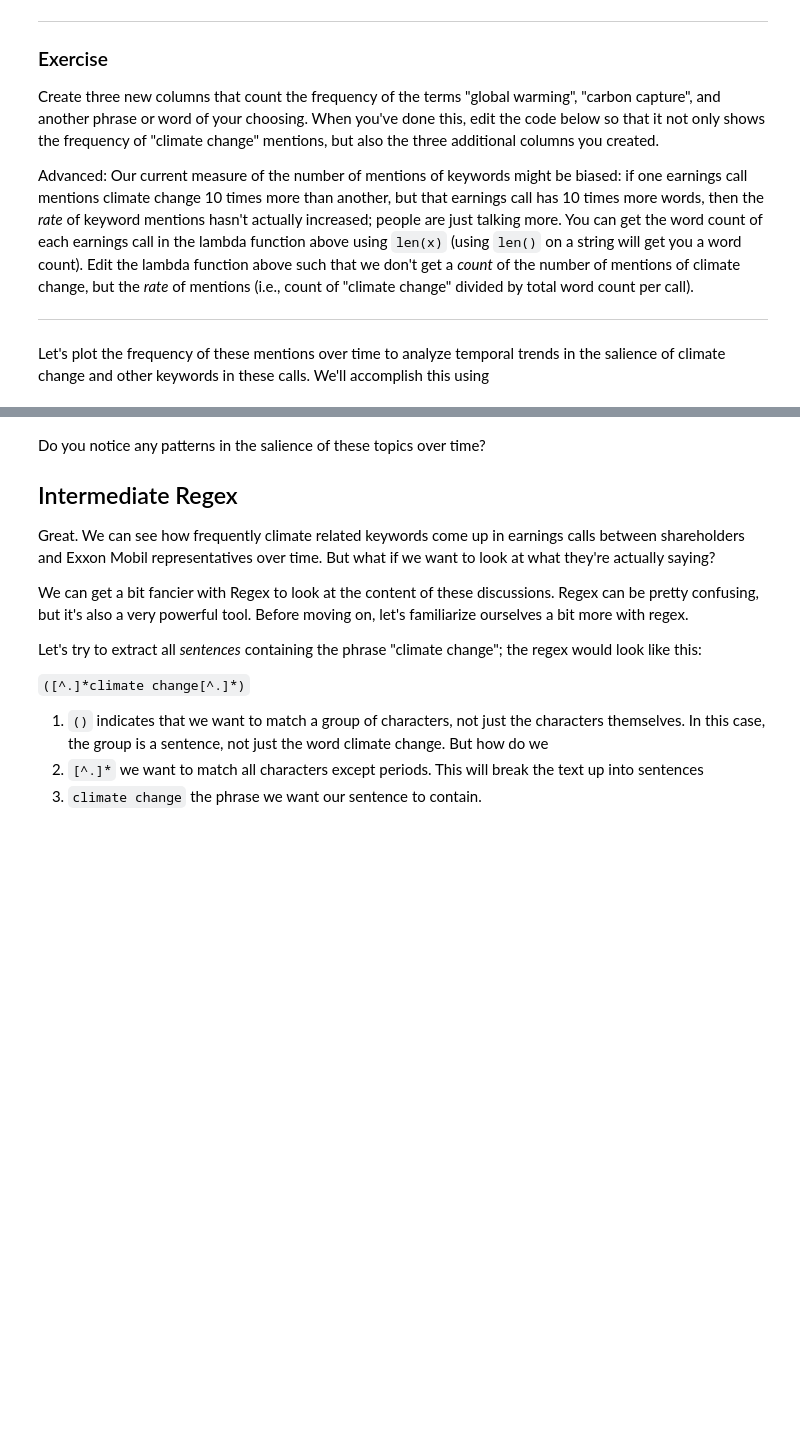
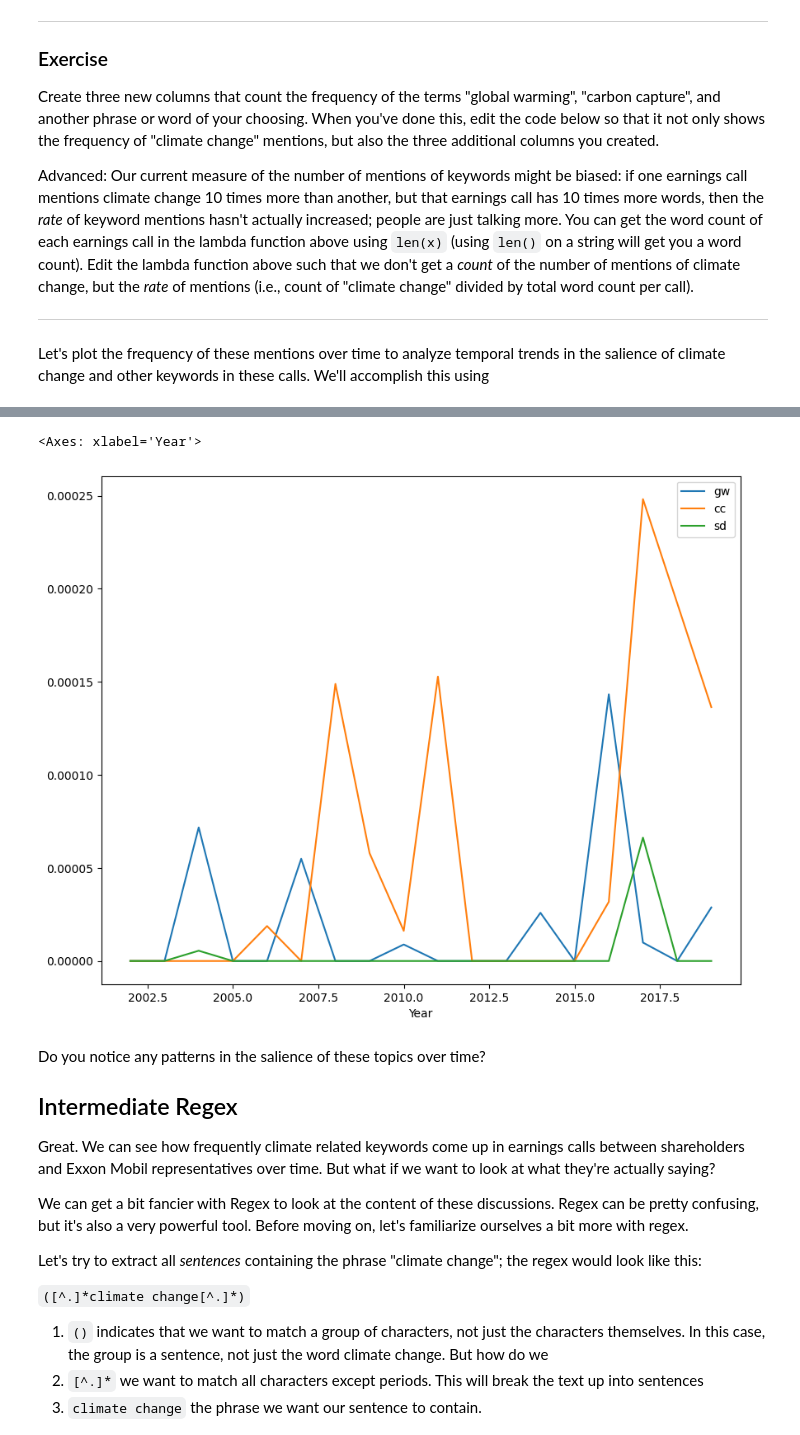
Before and after one commit to pppppenny/QM2, a Jupyter notebook: notebooks/W04. Natural Language Processing.ipynb, the cells around one changed output, grey strips where cells are left out. Cells and saved outputs as stored; diff of their text form; code cells hidden in the pictures; blank space fills up the shorter version.

```diff
--- a/notebooks/W04. Natural Language Processing.ipynb
+++ b/notebooks/W04. Natural Language Processing.ipynb
@@ -289,3 +313,16 @@ yearly.plot()
+# %%
+df['gw']=df['Text'].apply(lambda x: (len(re.findall(r'global warming', x, re.IGNORECASE)))/len(x))
+df['cc']=df['Text'].apply(lambda x: (len(re.findall(r'carbon capture', x, re.IGNORECASE)))/len(x))
+df['sd']=df['Text'].apply(lambda x: (len(re.findall(r'sustainable development', x, re.IGNORECASE)))/len(x))
+
+df['Year']=df['Date'].dt.year
+
+yrly=df.groupby('Year')['gw','cc','sd'].sum()
+
+yrly.plot()
+# %% [output]
+<Axes: xlabel='Year'>
+[figure, added]
 # %% [markdown]
 Do you notice any patterns in the salience of these topics over time?
 
```
Also changed, not shown: parts of 20 cells of this notebook.
